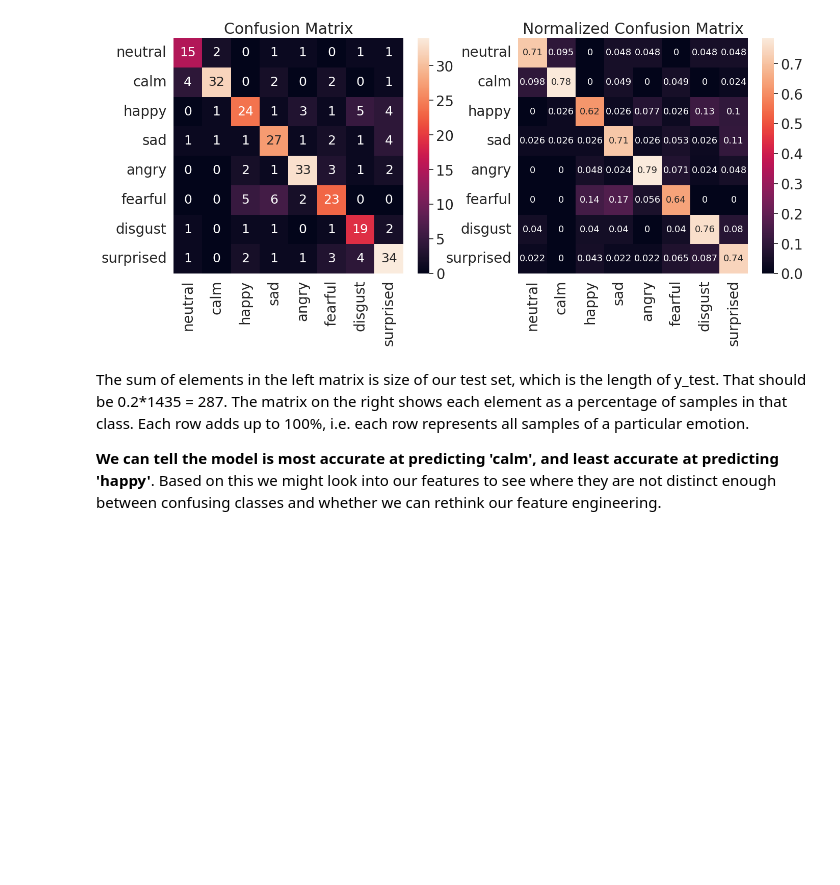
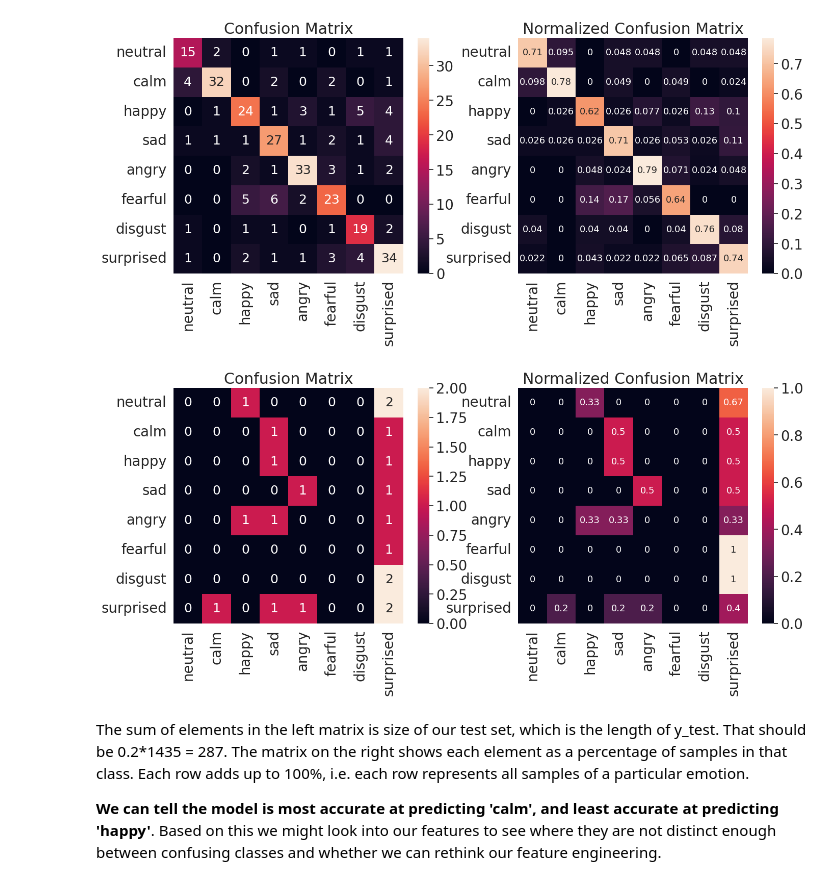
Before and after one commit to jjrbf/Week4-NeuralNetworks, a Jupyter notebook: Week4__Neural_Networks.ipynb, the cells around one changed output. Cells and saved outputs as stored; diff of their text form; code cells hidden in the pictures; blank space fills up the shorter version.

```diff
--- a/Week4__Neural_Networks.ipynb
+++ b/Week4__Neural_Networks.ipynb
@@ -161,7 +161,7 @@ import os, glob
 def load_data():
     X,y=[],[]
     count = 0
-    for file in glob.glob("Audio Data/Audio Data/*/*.wav"):
+    for file in glob.glob("/content/drive/MyDrive/Tutorials/Datasets/Audio Data/Actor_25/*.wav"): # getting the audio files from just my folder
         file_name=os.path.basename(file)
         emotion=emotions_dict[file_name.split("-")[2]]
         features = get_features(file)
@@ -302,6 +330,13 @@ scaler = MinMaxScaler()
 # keep our unscaled features just in case we need to process them alternatively
 features_minmax = features
 features_minmax = scaler.fit_transform(features_minmax)
+# %%
+# scaling the features for my audio files
+
+scaler = StandardScaler()
+# keep our unscaled features just in case we need to process them alternatively
+featuresJ_scaled = featuresJ
+featuresJ_scaled = scaler.fit_transform(featuresJ_scaled)
 # %% [markdown]
 Make sure our features are properly scaled:
 # %%
@@ -650,6 +717,40 @@ sn.heatmap(confmatrix_df_norm, annot=True, annot_kws={"size": 13}) #annot_kws is
 plt.show()
 # %% [output]
 [figure]
+# %%
+# CONFUSION MATRIX FOR MY OWN AUDIO FILES
+
+# get predictions on test set
+test_emotion_predictions = model.predict(featuresJ_scaled)
+test_emotion_groundtruth = emotionsJ
+
+# set labels for matrix axes from emotions
+emotion_list =['neutral','calm','happy','sad','angry','fearful','disgust','surprised']
+emotion_name = [emotion for emotion in emotion_list]
+
+# build confusion matrix and normalized confusion matrix
+conf_matrix = confusion_matrix(test_emotion_groundtruth, test_emotion_predictions, labels=emotion_list)
+conf_matrix_norm = confusion_matrix(test_emotion_groundtruth, test_emotion_predictions,normalize='true', labels=emotion_list)
+
+
+
+# make a confusion matrix with labels using a DataFrame
+confmatrix_df = pd.DataFrame(conf_matrix, index=emotion_name, columns=emotion_name)
+confmatrix_df_norm = pd.DataFrame(conf_matrix_norm, index=emotion_name, columns=emotion_name)
+
+# plot confusion matrices
+plt.figure(figsize=(16,6))
+sn.set(font_scale=1.8) # emotion label and title size
+plt.subplot(1,2,1)
+plt.title('Confusion Matrix')
+sn.heatmap(confmatrix_df, annot=True, annot_kws={"size": 18}) #annot_kws is value font
+plt.subplot(1,2,2)
+plt.title('Normalized Confusion Matrix')
+sn.heatmap(confmatrix_df_norm, annot=True, annot_kws={"size": 13}) #annot_kws is value font
+
+plt.show()
+# %% [output]
+[figure, added]
 # %% [markdown]
 The sum of elements in the left matrix is size of our test set, which is the length of y_test. That should be 0.2*1435 = 287. The matrix on the right shows each element as a percentage of samples in that class. Each row adds up to 100%, i.e. each row represents all samples of a particular emotion.
 
```
Also changed, not shown: parts of 6 cells of this notebook.
